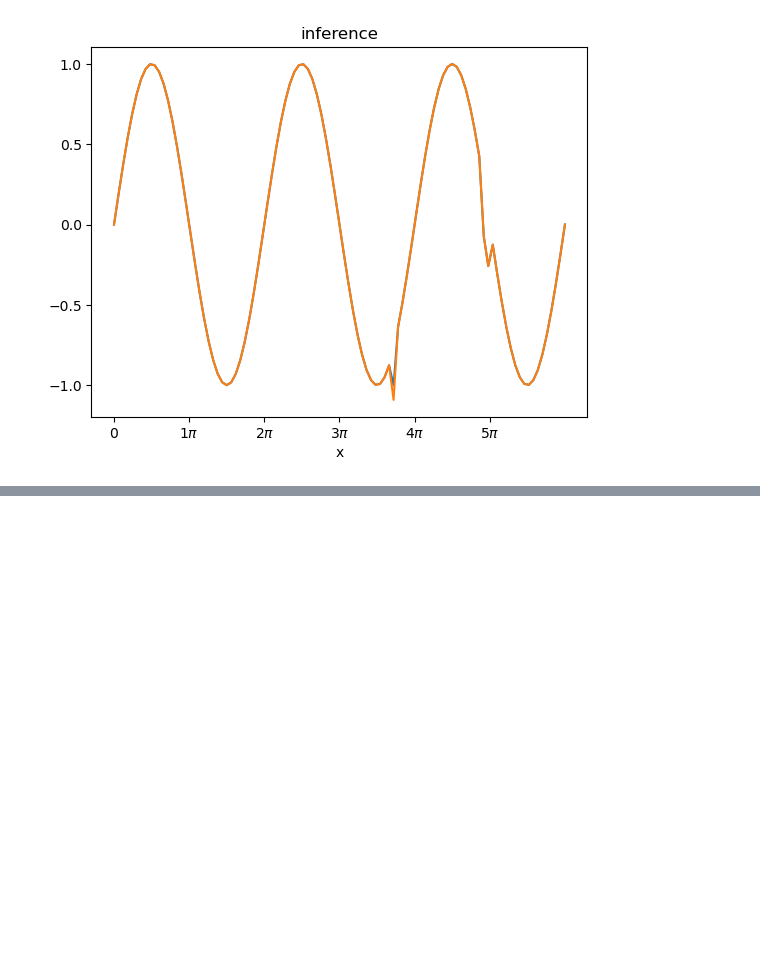
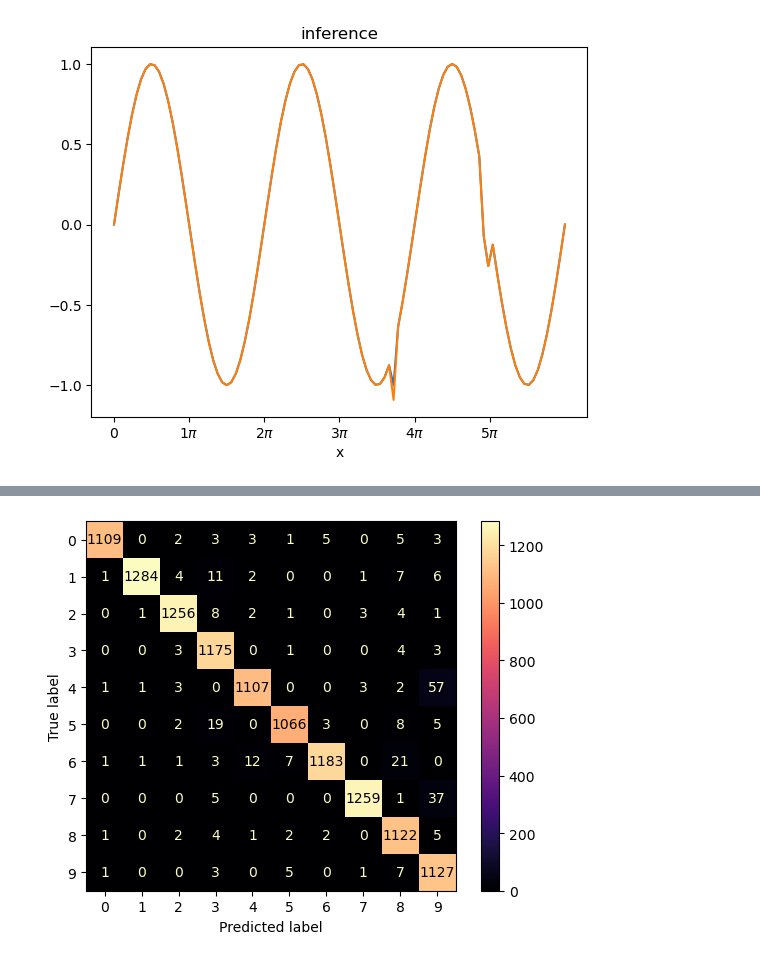
Before and after one commit to dHuberYoumans/neural_networks, a Jupyter notebook: simple_models/simple_models.ipynb, the cells around one changed output, grey strips where cells are left out. Cells and saved outputs as stored; diff of their text form; code cells hidden in the pictures; blank space fills up the shorter version.

```diff
--- a/simple_models/simple_models.ipynb
+++ b/simple_models/simple_models.ipynb
@@ -392,0 +683,5 @@ plt.plot(t,y.flatten());
+# %%
+cm = confusion_matrix(y_true=y_true, y_pred=y_hat)
+ConfusionMatrixDisplay(cm).plot(cmap='magma');
+# %% [output]
+[figure, added]
```
Also changed, not shown: parts of 13 cells of this notebook.
